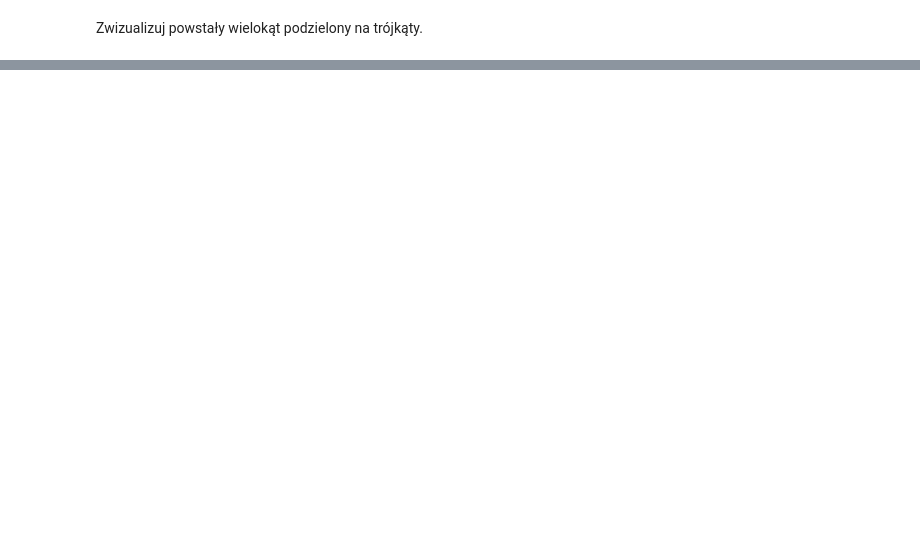
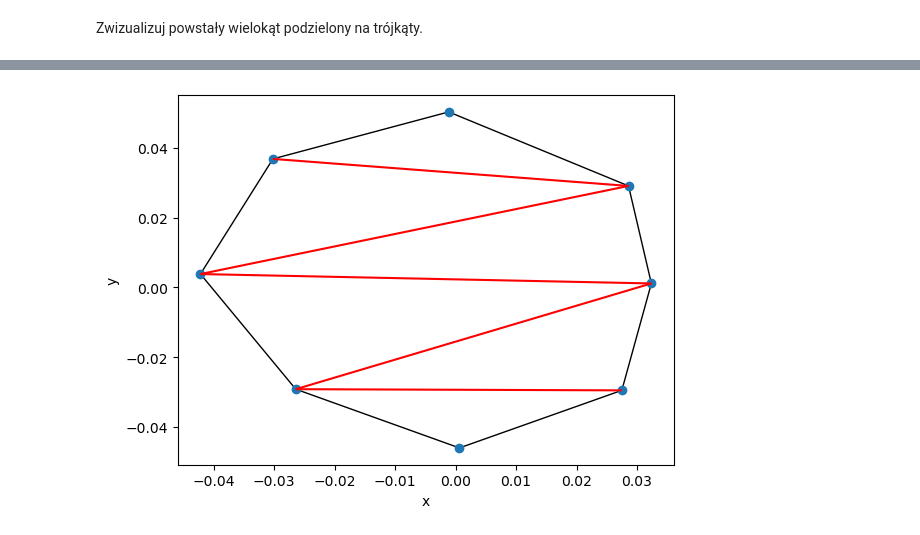
Before and after one commit to WSm-77/geometric_algorithms, a Jupyter notebook: lab3/main.ipynb, the cells around one changed output, grey strips where cells are left out. Saved outputs shown, nothing was run; the diff lists cells and outputs as text; code cells hidden in the pictures; blank space fills up the shorter version.

```diff
--- a/lab3/main.ipynb
+++ b/lab3/main.ipynb
@@ -668,0 +634,7 @@ draw_polygon_tri(polygon, [(polygon[x], polygon[y]) for (x, y) in tri])
+# %%
+%matplotlib inline
+polygonFromFile = load_polygon_from_file("/home/wiktor/university/sem3/geometrical_algorithms/bit-algo-vis-tool/bitalg/tests/test3_tests/task3/test_3_3_2.in")
+tri = triangulation(polygonFromFile)
+draw_polygon_tri(polygonFromFile, [(polygonFromFile[x], polygonFromFile[y]) for (x, y) in tri])
+# %% [output]
+[figure, added]
```
Also changed, not shown: parts of 21 cells of this notebook.
